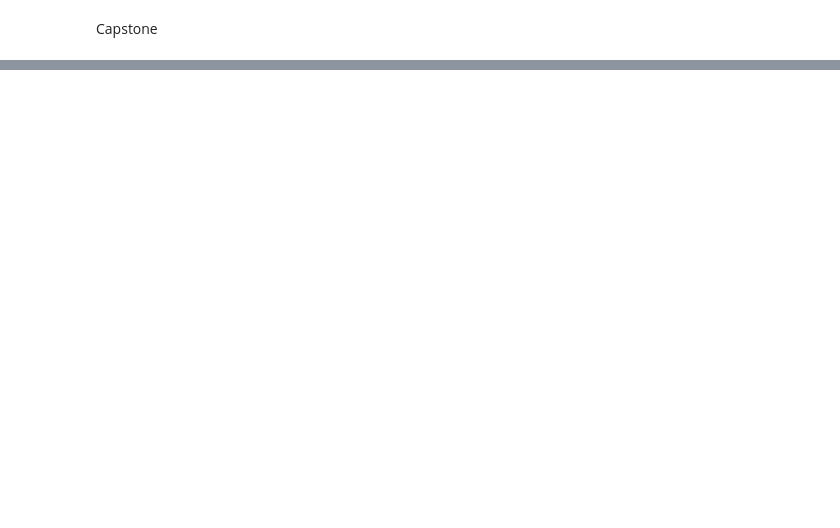
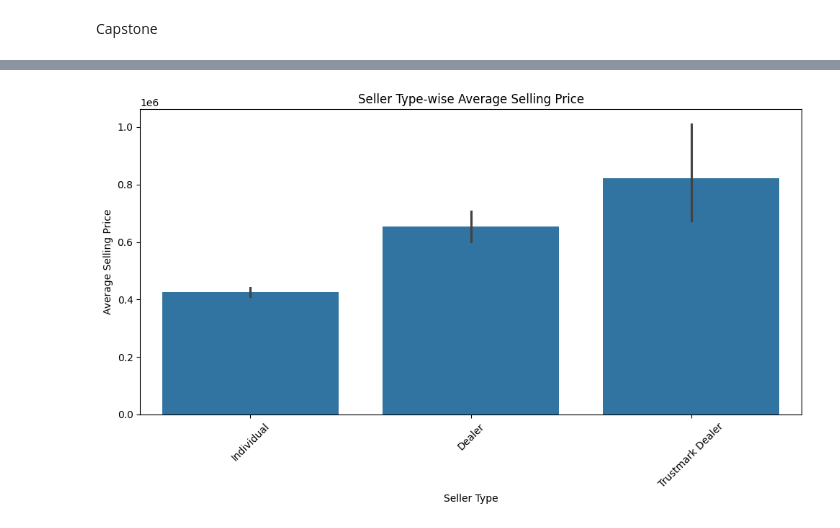
Before and after one commit to VirendraR2107/Capstone_Virendra_R, a Jupyter notebook: Capstone.ipynb, the cells around one changed output, grey strips where cells are left out. Cells and saved outputs as stored; diff of their text form; code cells hidden in the pictures; blank space fills up the shorter version.

```diff
--- a/Capstone.ipynb
+++ b/Capstone.ipynb
@@ -54,0 +237,12 @@ df.describe()
+# %%
+# Seller type-wise average selling price
+plt.figure(figsize=(10, 6))
+sns.barplot(x='seller_type', y='selling_price', data=df, estimator=np.mean)
+plt.title('Seller Type-wise Average Selling Price')
+plt.xlabel('Seller Type')
+plt.ylabel('Average Selling Price')
+plt.xticks(rotation=45)
+plt.tight_layout()
+plt.show()
+# %% [output]
+[figure, added]
```
Also changed, not shown: parts of 59 cells of this notebook, 2 other files.
